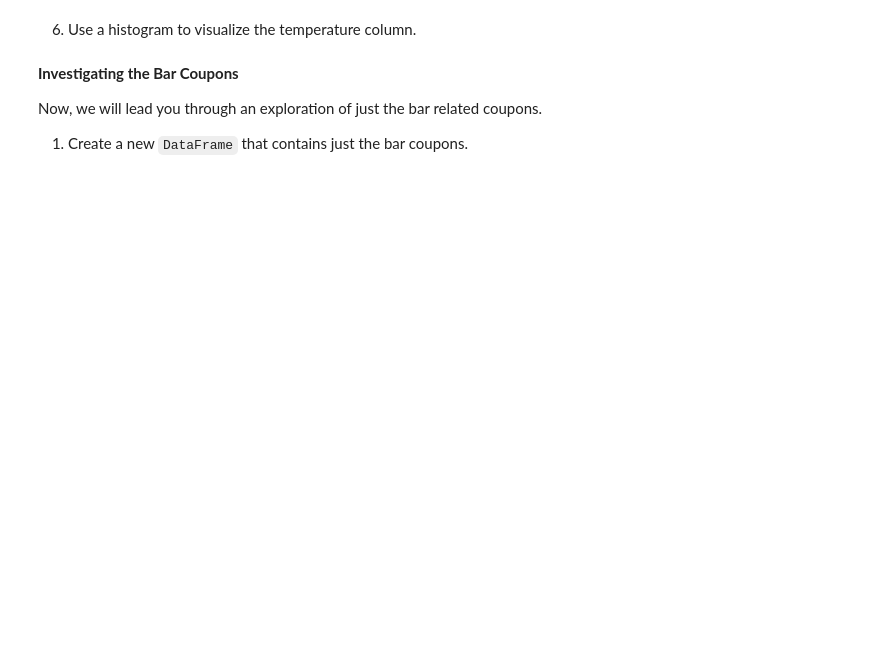
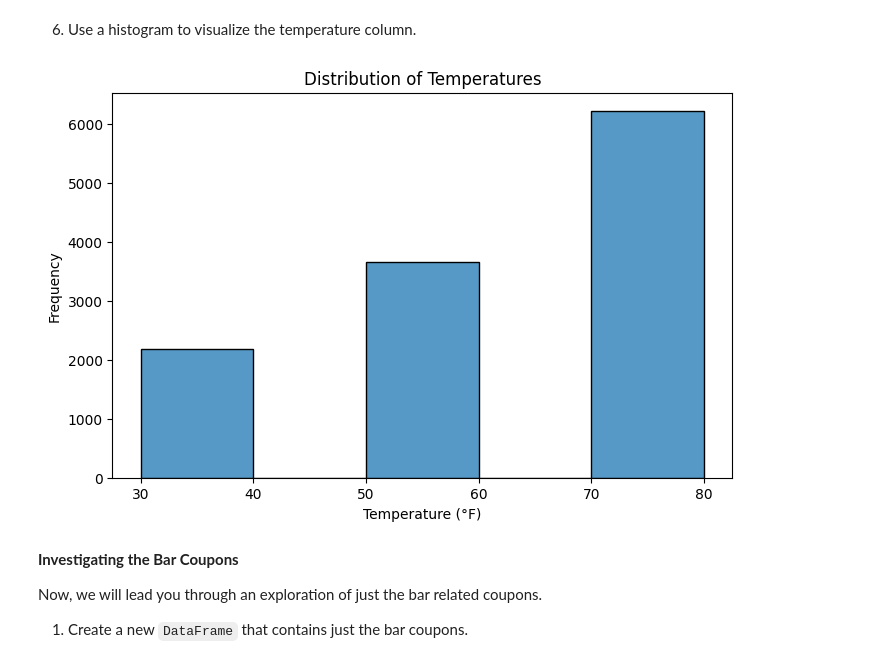
Before and after one commit to jojasan/berkeley-ai-hw5, a Jupyter notebook: prompt.ipynb, the cells around one changed output. Cells and saved outputs as stored; diff of their text form; code cells hidden in the pictures; blank space fills up the shorter version.

```diff
--- a/prompt.ipynb
+++ b/prompt.ipynb
@@ -139,5 +307,20 @@ Name: count, dtype: int64
 # %% [markdown]
 6. Use a histogram to visualize the temperature column.
+# %%
+# Set the figure size
+plt.figure(figsize=(8, 5))
+
+# Create the histogram. Chose a # of bins that makes the chart look pretier
+sns.histplot(data=cleaned_data, x='temperature', bins=5)
+
+# Add titles and labels
+plt.title('Distribution of Temperatures')
+plt.xlabel('Temperature (°F)')
+plt.ylabel('Frequency')
+
+plt.show()
+# %% [output]
+[figure, added]
 # %% [markdown]
 **Investigating the Bar Coupons**
 
```
Also changed, not shown: parts of 27 cells of this notebook.
